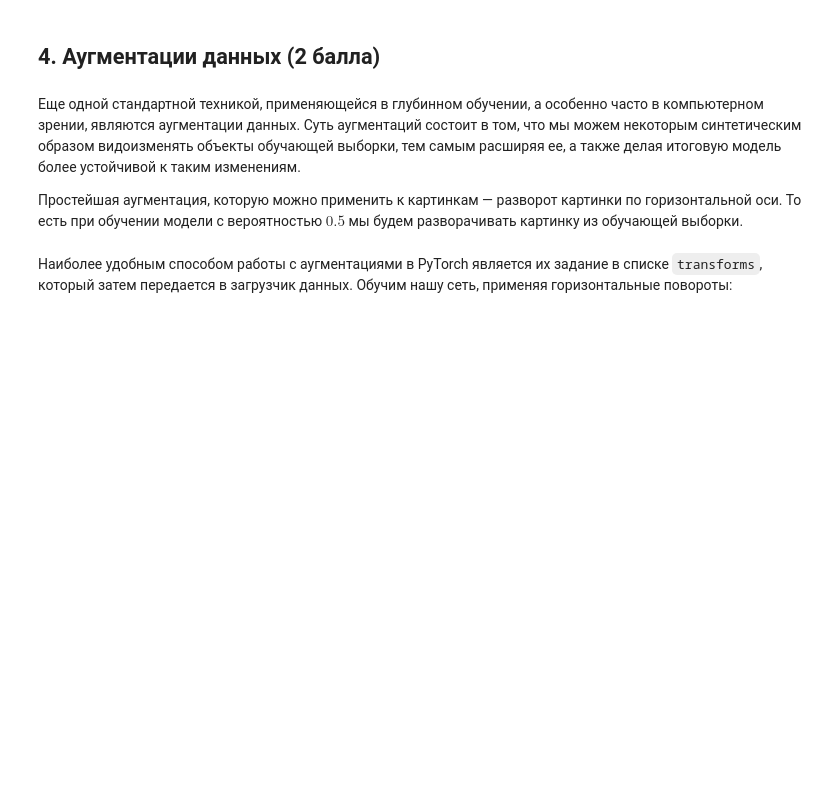
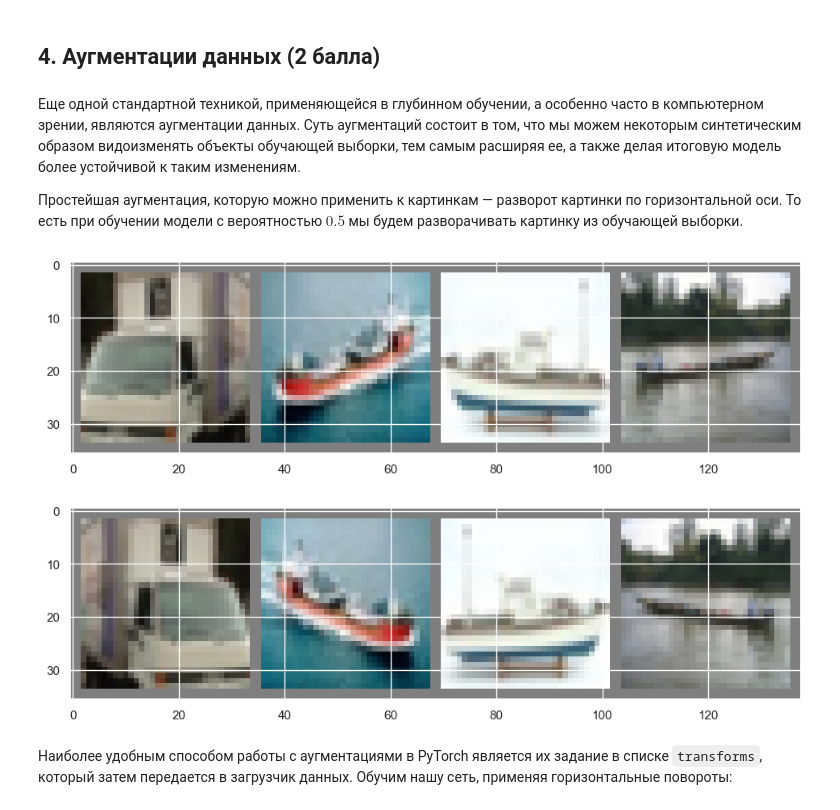
Before and after one commit to Mortie1/hse_dl_1, a Jupyter notebook: homeworks-small/shw-02-cnn.ipynb, the cells around one changed output. Cells and saved outputs as stored; diff of their text form; code cells hidden in the pictures; blank space fills up the shorter version.

```diff
--- a/homeworks-small/shw-02-cnn.ipynb
+++ b/homeworks-small/shw-02-cnn.ipynb
@@ -428,11 +570,14 @@ Your answers here:
 Простейшая аугментация, которую можно применить к картинкам — разворот картинки по горизонтальной оси. То есть при обучении модели с вероятностью $0.5$ мы будем разворачивать картинку из обучающей выборки.
 # %%
 dataiter = iter(train_loader)
-images, labels = dataiter.next()
+images, labels = next(dataiter)
 
 imshow(torchvision.utils.make_grid(images[:4]))
 
 imshow(torchvision.utils.make_grid(transforms.functional.hflip(images[:4])))
+# %% [output]
+[figure, added]
+[figure, added]
 # %% [markdown]
 Наиболее удобным способом работы с аугментациями в PyTorch является их задание в списке <code>transforms</code>, который затем передается в загрузчик данных. Обучим нашу сеть, применяя горизонтальные повороты:
 # %%
```
Also changed, not shown: parts of 45 cells of this notebook, 1 other file.
